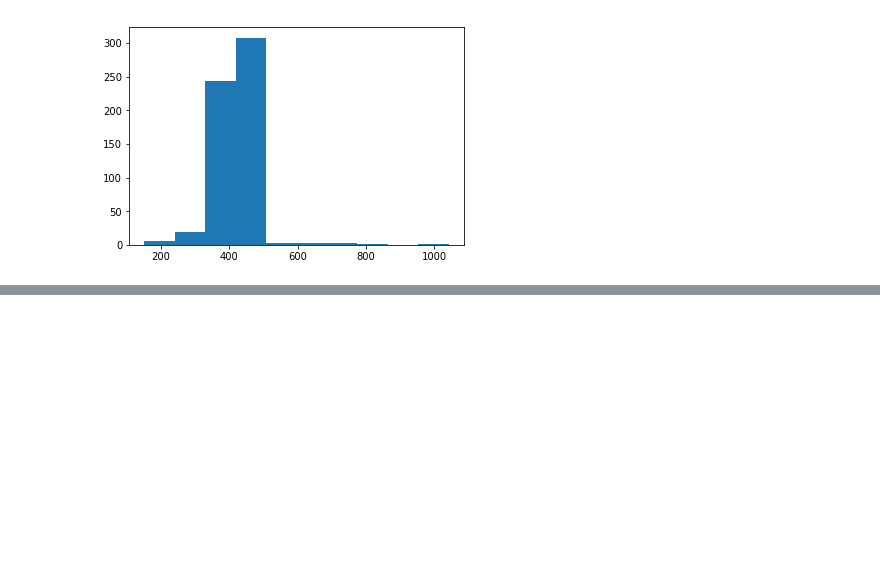
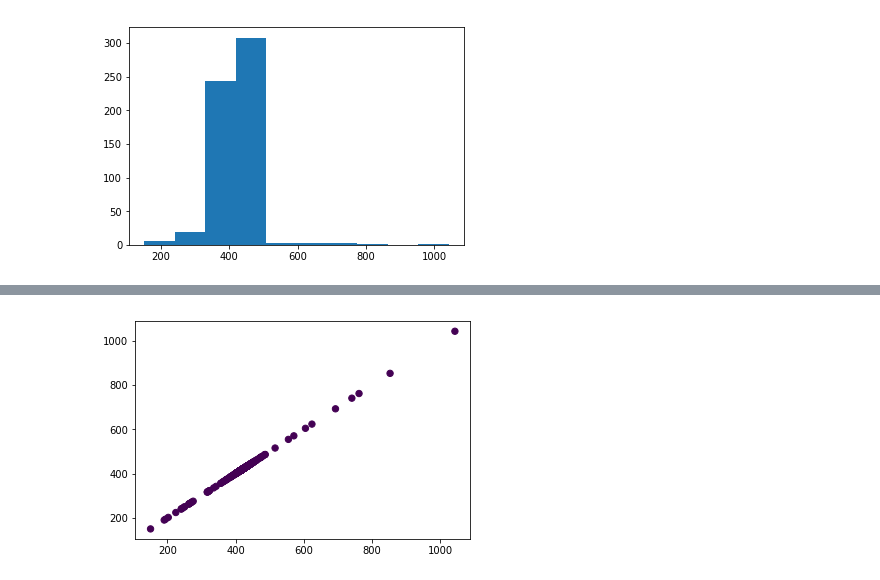
Before and after one commit to kolchinski/1000_PCR_analysis, a Jupyter notebook: analysis.ipynb, the cells around one changed output, grey strips where cells are left out. Cells and saved outputs as stored; diff of their text form; code cells hidden in the pictures; blank space fills up the shorter version.

```diff
--- a/analysis.ipynb
+++ b/analysis.ipynb
@@ -77,0 +52,5 @@ get_ipython().run_line_magic('save', 'mysession 1-99999')
+# %%
+one_cluster_gmm = GM(n_components=1).fit(x.reshape(-1,1))
+one_cluster_labels = one_cluster_gmm.predict(x.reshape(-1,1))
+# %% [output]
+[figure, added]
```
Also changed, not shown: parts of 10 cells of this notebook.
